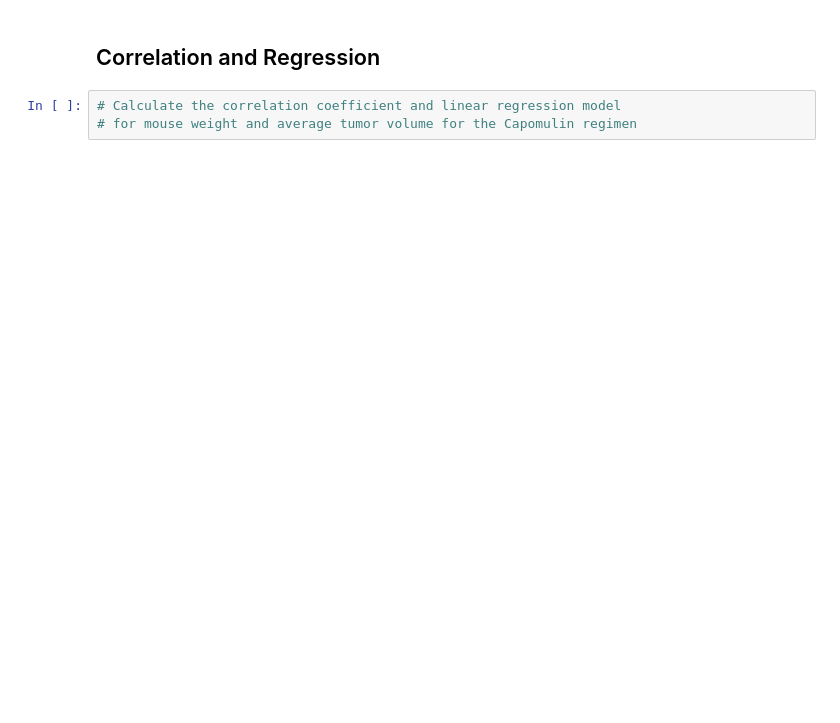
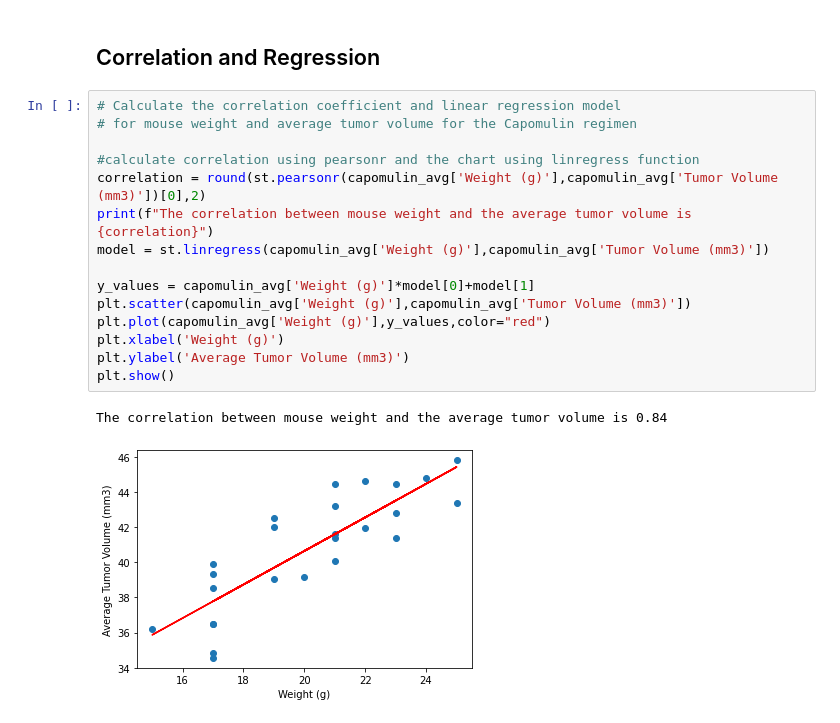
Before and after one commit to ktpatrick8/matplotlib, a Jupyter notebook: Pymaceuticals/pymaceuticals_starter.ipynb, the cells around one changed output. Drawn from its saved outputs; the diff is of its cells as text; blank space fills up the shorter version.

```diff
--- a/Pymaceuticals/pymaceuticals_starter.ipynb
+++ b/Pymaceuticals/pymaceuticals_starter.ipynb
@@ -193,5 +218,20 @@ Ceftamin's potential outliers: Series([], Name: Tumor Volume (mm3), dtype: float
 # %% [markdown]
 ## Correlation and Regression
-# %%
-# Calculate the correlation coefficient and linear regression model
-# for mouse weight and average tumor volume for the Capomulin regimen
+# %%
+# Calculate the correlation coefficient and linear regression model
+# for mouse weight and average tumor volume for the Capomulin regimen
+
+#calculate correlation using pearsonr and the chart using linregress function
+correlation = round(st.pearsonr(capomulin_avg['Weight (g)'],capomulin_avg['Tumor Volume (mm3)'])[0],2)
+print(f"The correlation between mouse weight and the average tumor volume is {correlation}")
+model = st.linregress(capomulin_avg['Weight (g)'],capomulin_avg['Tumor Volume (mm3)'])
+
+y_values = capomulin_avg['Weight (g)']*model[0]+model[1]
+plt.scatter(capomulin_avg['Weight (g)'],capomulin_avg['Tumor Volume (mm3)'])
+plt.plot(capomulin_avg['Weight (g)'],y_values,color="red")
+plt.xlabel('Weight (g)')
+plt.ylabel('Average Tumor Volume (mm3)')
+plt.show()
+# %% [output]
+The correlation between mouse weight and the average tumor volume is 0.84
+[figure, added]
```
Also changed, not shown: parts of 9 cells of this notebook, 2 other files.
